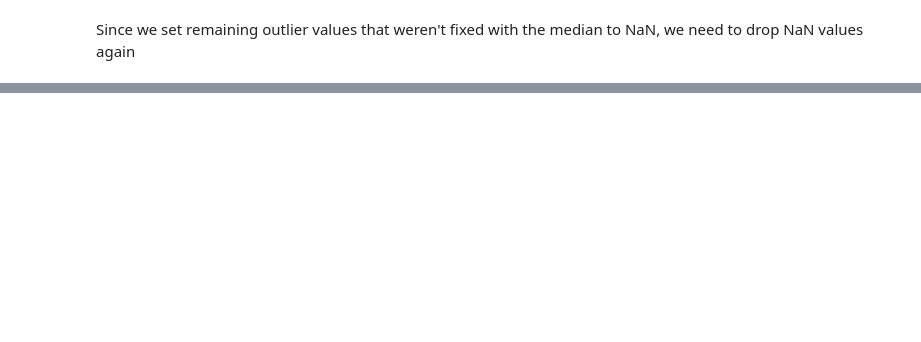
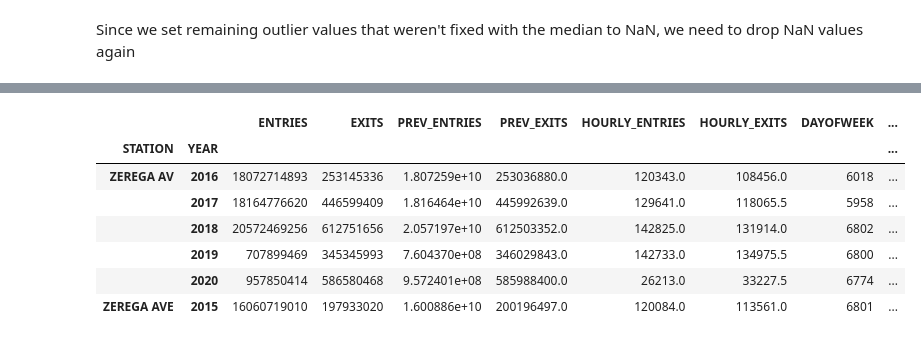
Before and after one commit to stephenjkaplan/metis-project1-mta, a Jupyter notebook: Data Acquisition & Cleaning.ipynb, the cells around one changed output, grey strips where cells are left out. Saved outputs shown, nothing was run; the diff lists cells and outputs as text; code cells hidden in the pictures; blank space fills up the shorter version.

```diff
--- a/Data Acquisition & Cleaning.ipynb
+++ b/Data Acquisition & Cleaning.ipynb
@@ -352,0 +307,11 @@ df_mta_clean.describe(include='all')
+# %%
+df_mta_stationyear[-6:]
+# %% [output]
+|  |  | ENTRIES | EXITS | PREV_ENTRIES | PREV_EXITS | HOURLY_ENTRIES | HOURLY_EXITS | DAYOFWEEK | ... |
+| STATION | YEAR |  |  |  |  |  |  |  | ... |
+| ZEREGA AV | 2016 | 18072714893 | 253145336 | 1.807259e+10 | 253036880.0 | 120343.0 | 108456.0 | 6018 | ... |
+|  | 2017 | 18164776620 | 446599409 | 1.816464e+10 | 445992639.0 | 129641.0 | 118065.5 | 5958 | ... |
+|  | 2018 | 20572469256 | 612751656 | 2.057197e+10 | 612503352.0 | 142825.0 | 131914.0 | 6802 | ... |
+|  | 2019 | 707899469 | 345345993 | 7.604370e+08 | 346029843.0 | 142733.0 | 134975.5 | 6800 | ... |
+|  | 2020 | 957850414 | 586580468 | 9.572401e+08 | 585988400.0 | 26213.0 | 33227.5 | 6774 | ... |
+| ZEREGA AVE | 2015 | 16060719010 | 197933020 | 1.600886e+10 | 200196497.0 | 120084.0 | 113561.0 | 6801 | ... |
```
Also changed, not shown: parts of 29 cells of this notebook, 2 other files.
